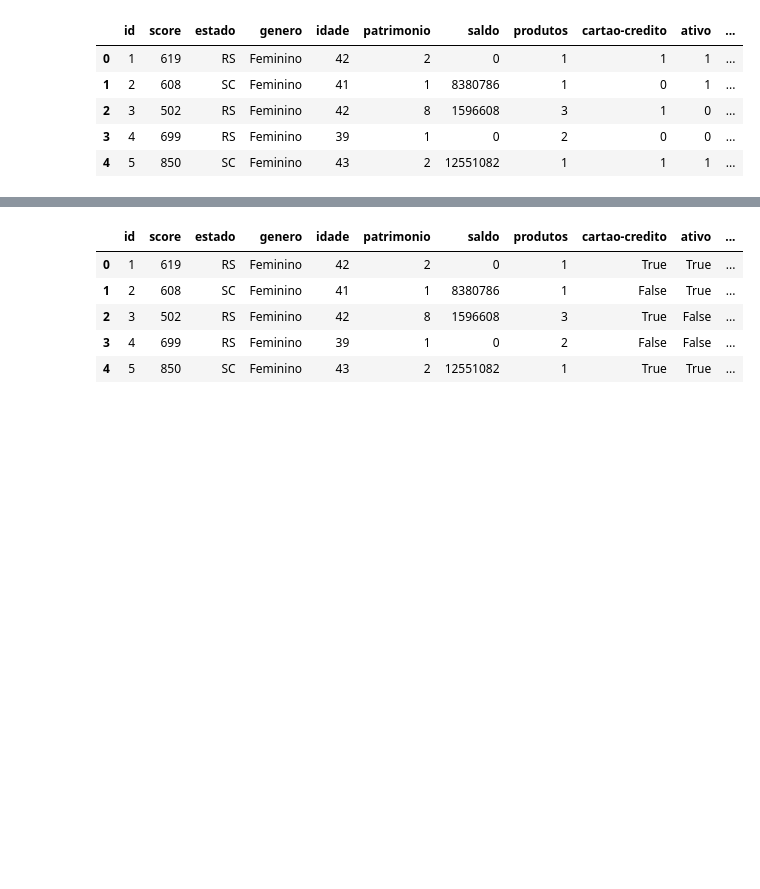
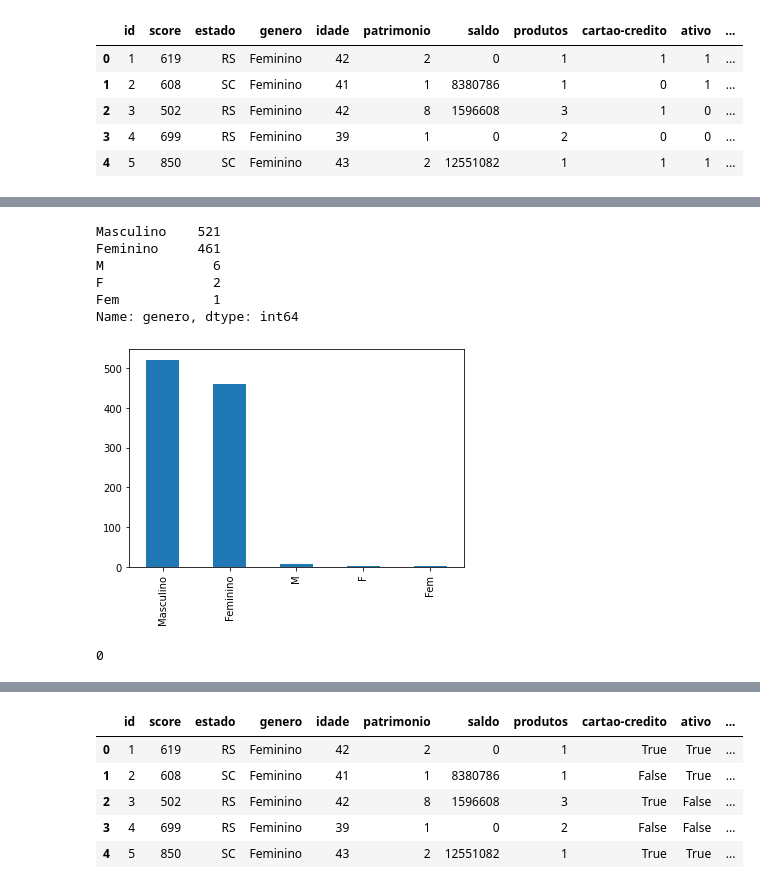
Before and after one commit to feliperromao/datascience-na-pratica, a Jupyter notebook: pandas_tratamento_dados_churn.ipynb, the cells around one changed output, grey strips where cells are left out. Saved outputs shown, nothing was run; the diff lists cells and outputs as text; code cells hidden in the pictures; blank space fills up the shorter version.

```diff
--- a/pandas_tratamento_dados_churn.ipynb
+++ b/pandas_tratamento_dados_churn.ipynb
@@ -39,0 +84,18 @@ df.head()
+# %%
+df.genero.value_counts()
+# %% [output]
+Masculino    521
+Feminino     461
+M              6
+F              2
+Fem            1
+Name: genero, dtype: int64
+# %%
+df.genero.value_counts().plot(kind="bar");
+# %% [output]
+[figure, added]
+# %%
+df.genero.fillna("Masculino", inplace=True)
+df.genero.isnull().sum()
+# %% [output]
+0
```
Also changed, not shown: parts of 21 cells of this notebook.
